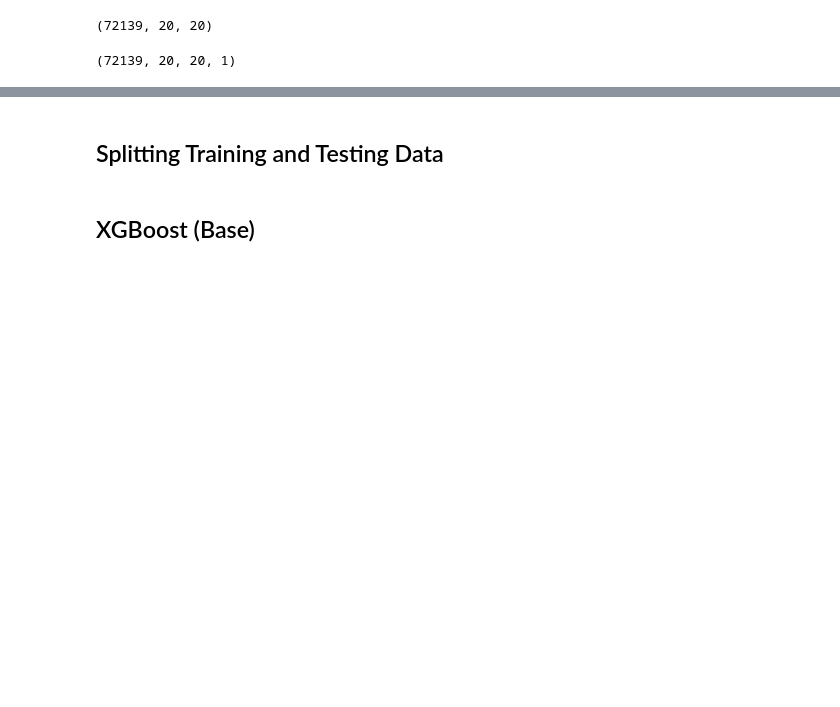
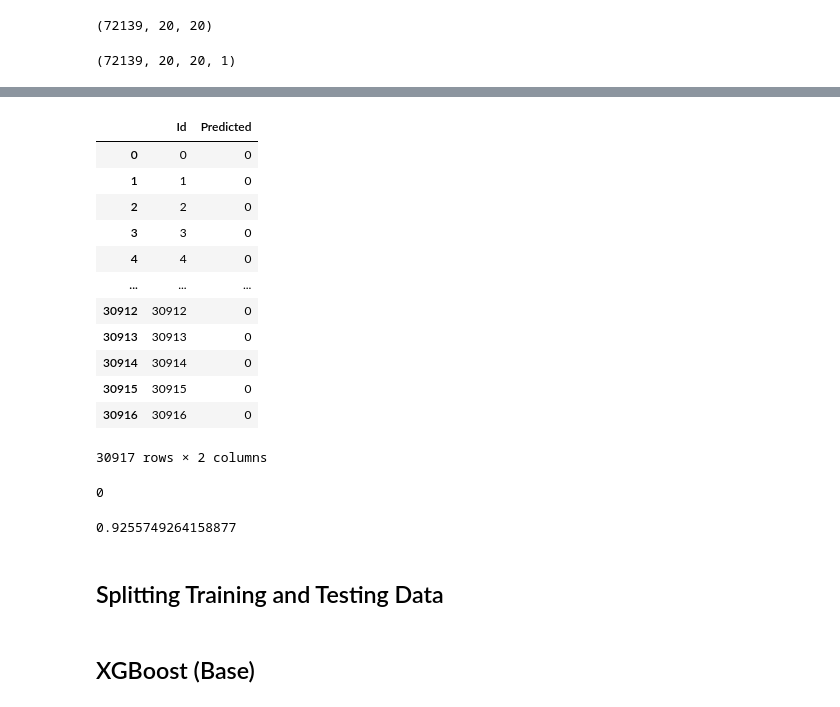
Before and after one commit to edologgerbird/fraud-pattern-vision-detection, a Jupyter notebook: bt4012-kaggle.ipynb, the cells around one changed output, grey strips where cells are left out. Saved outputs shown, nothing was run; the diff lists cells and outputs as text; code cells hidden in the pictures; blank space fills up the shorter version.

```diff
--- a/bt4012-kaggle.ipynb
+++ b/bt4012-kaggle.ipynb
@@ -326,3 +372,30 @@ score = model.evaluate(x_test, y_test, batch_size=64)
+# %%
+a = pd.read_csv("predictions_CNN_4.csv")
+b = pd.read_csv("predictions_xgb.csv")
+# %%
+a
+# %% [output]
+|  | Id | Predicted |
+| 0 | 0 | 0 |
+| 1 | 1 | 0 |
+| 2 | 2 | 0 |
+| 3 | 3 | 0 |
+| 4 | 4 | 0 |
+| ... | ... | ... |
+| 30912 | 30912 | 0 |
+| 30913 | 30913 | 0 |
+| 30914 | 30914 | 0 |
+| 30915 | 30915 | 0 |
+| 30916 | 30916 | 0 |
+30917 rows × 2 columns
+# %%
+sum(a.Predicted)
+# %% [output]
+0
+# %%
+accuracy_score(a.Predicted,b.Predicted)
+# %% [output]
+0.9255749264158877
 # %% [markdown]
 ## Splitting Training and Testing Data
 # %%
```
Also changed, not shown: parts of 26 cells of this notebook, 5 other files.
